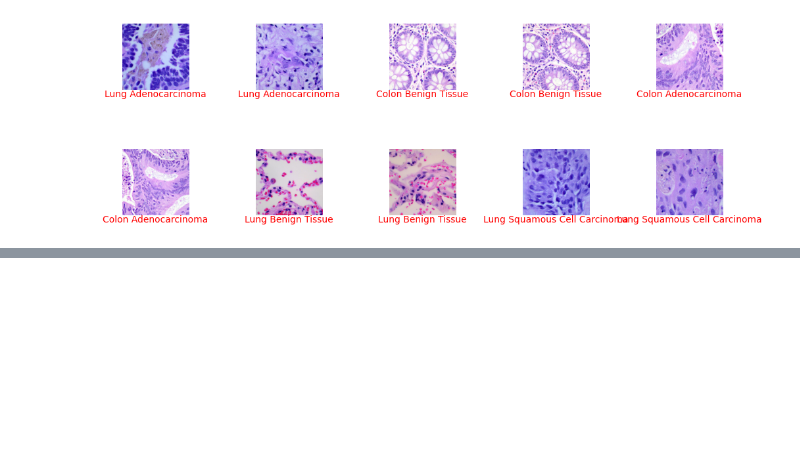
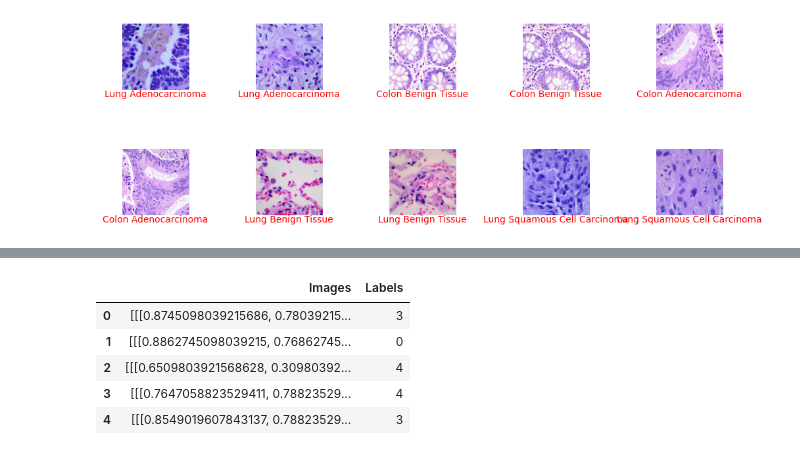
Before and after one commit to Snehee2901/Cancer-Classification, a Jupyter notebook: Project.ipynb, the cells around one changed output, grey strips where cells are left out. Cells and saved outputs as stored; diff of their text form; code cells hidden in the pictures; blank space fills up the shorter version.

```diff
--- a/Project.ipynb
+++ b/Project.ipynb
@@ -223,0 +197,13 @@ print(image_vectors[0])
+# %%
+test_df = pd.DataFrame()
+test_df['Images'] = [preprocess_image(image_path) for image_path in testdf["Filepaths"]]
+test_df['Labels'] = testdf['Labels'].reset_index(drop=True)
+# %%
+test_df.head()
+# %% [output]
+|  | Images | Labels |
+| 0 | [[[0.8745098039215686, 0.78039215... | 3 |
+| 1 | [[[0.8862745098039215, 0.76862745... | 0 |
+| 2 | [[[0.6509803921568628, 0.30980392... | 4 |
+| 3 | [[[0.7647058823529411, 0.78823529... | 4 |
+| 4 | [[[0.8549019607843137, 0.78823529... | 3 |
```
Also changed, not shown: parts of 25 cells of this notebook.
